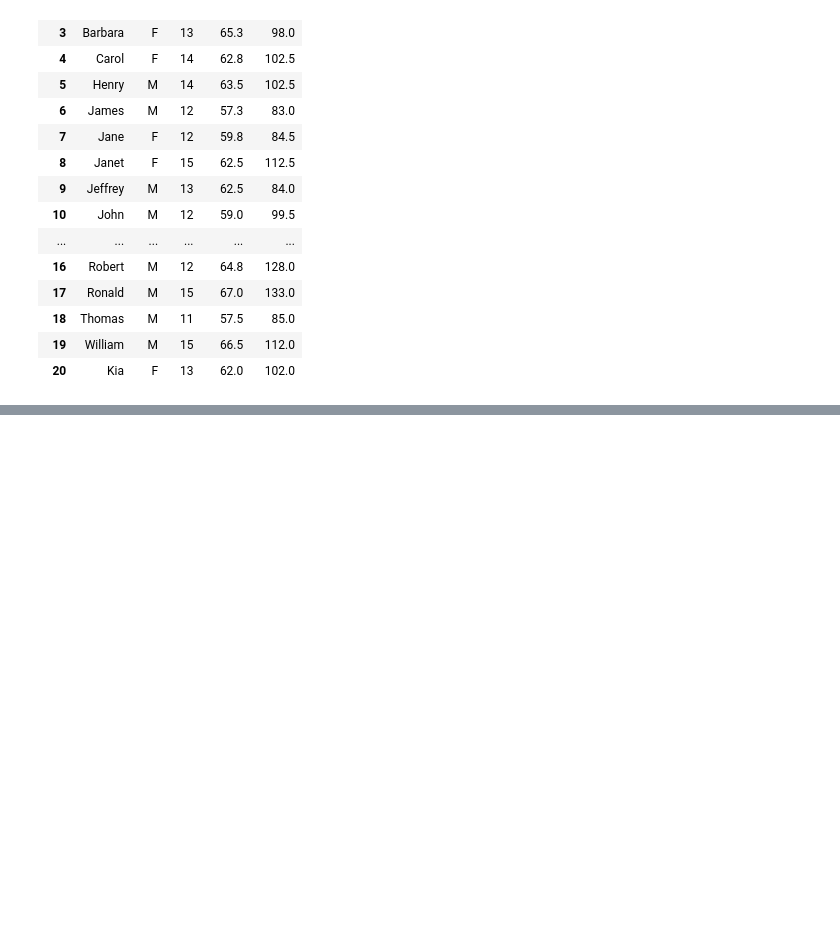
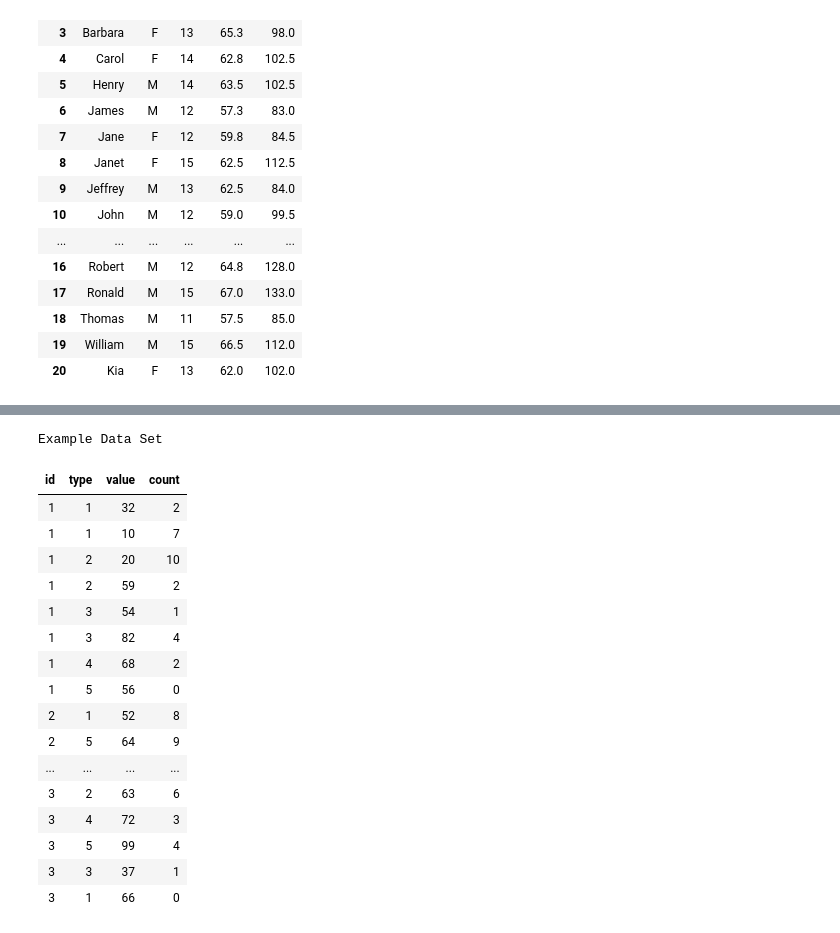
Before and after one commit to ProcJimi/curriculum, a Jupyter notebook: Week6/Week6.ipynb, the cells around one changed output, grey strips where cells are left out. Cells and saved outputs as stored; diff of their text form; code cells hidden in the pictures; blank space fills up the shorter version.

```diff
--- a/Week6/Week6.ipynb
+++ b/Week6/Week6.ipynb
@@ -212,0 +1151,48 @@ Appending data sets (PROC APPEND)
+# %%
+*Ex8B_Collapse_multi_records.sas (Part 1);
+options nocenter nodate nonumber;
+data have;
+ input id type value count;
+ cards;
+ 1 1 32 2
+ 1 1 10 7
+ 1 2 20 10
+ 1 2 59 2
+ 1 3 54 1
+ 1 3 82 4
+ 1 4 68 2
+ 1 5 56 0
+ 2 1 52 8
+ 2 5 64 9
+ 2 3 76 6
+ 2 4 98 8
+ 2 2 39 9
+ 2 4 96 5
+ 3 1 58 2
+ 3 2 63 6
+ 3 4 72 3
+ 3 5 99 4
+ 3 3 37 1
+ 3 1 66 0
+ ;
+ title1 'Example Data Set';
+proc print noobs; run;
+# %% [output]
+Example Data Set
+| id | type | value | count |
+| 1 | 1 | 32 | 2 |
+| 1 | 1 | 10 | 7 |
+| 1 | 2 | 20 | 10 |
+| 1 | 2 | 59 | 2 |
+| 1 | 3 | 54 | 1 |
+| 1 | 3 | 82 | 4 |
+| 1 | 4 | 68 | 2 |
+| 1 | 5 | 56 | 0 |
+| 2 | 1 | 52 | 8 |
+| 2 | 5 | 64 | 9 |
+| ... | ... | ... | ... |
+| 3 | 2 | 63 | 6 |
+| 3 | 4 | 72 | 3 |
+| 3 | 5 | 99 | 4 |
+| 3 | 3 | 37 | 1 |
+| 3 | 1 | 66 | 0 |
```
Also changed, not shown: parts of 56 cells of this notebook.
